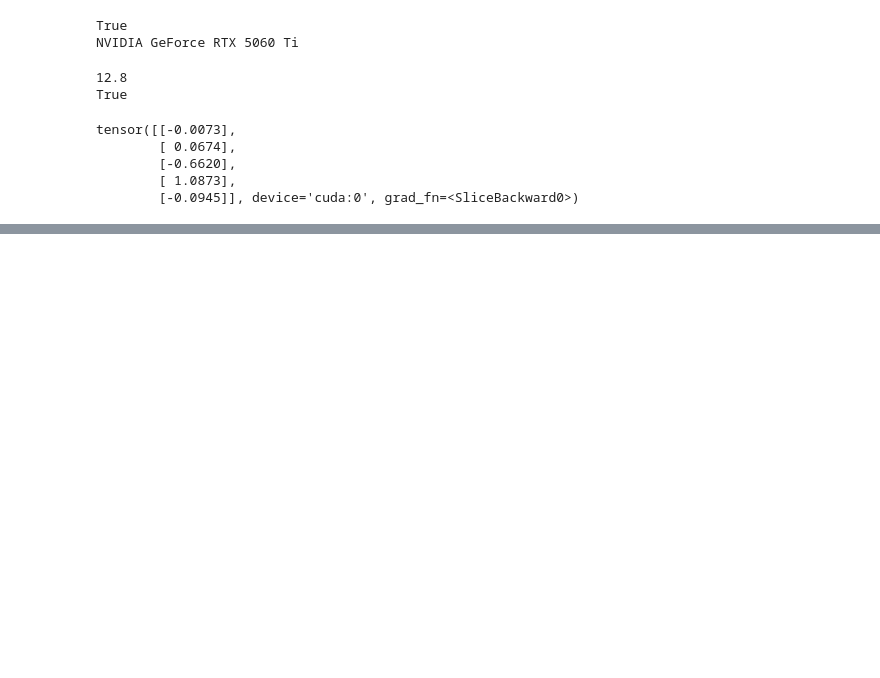
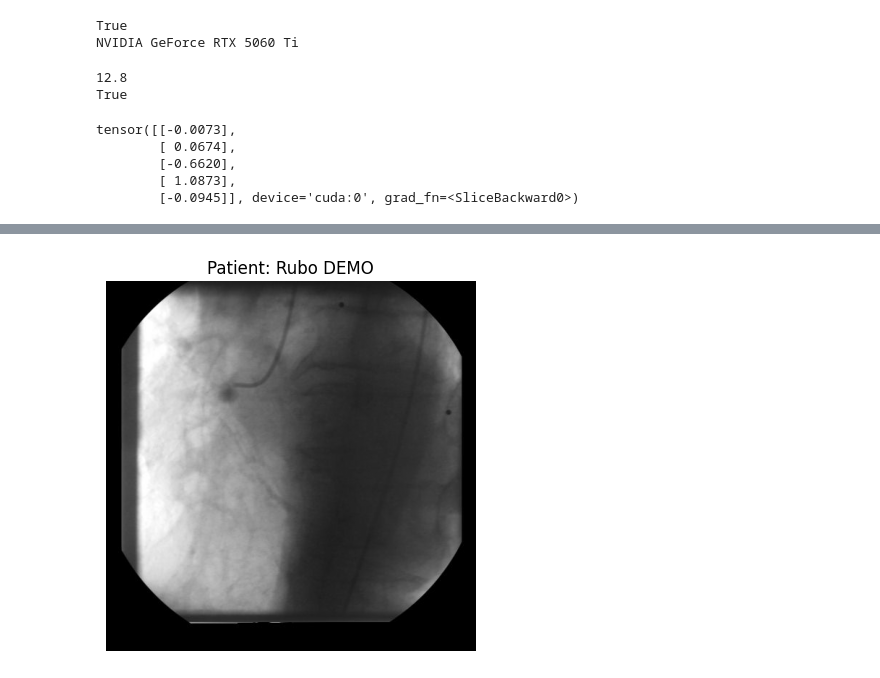
Before and after one commit to kiyuyeon/base_setting, a Jupyter notebook: cuda_test.ipynb, the cells around one changed output, grey strips where cells are left out. Saved outputs shown, nothing was run; the diff lists cells and outputs as text; code cells hidden in the pictures; blank space fills up the shorter version.

Commit message:
feat : dicom_test

```diff
--- a/cuda_test.ipynb
+++ b/cuda_test.ipynb
@@ -44,0 +97,23 @@ tensor([[-0.0073],
+# %%
+import pydicom
+import matplotlib.pyplot as plt
+
+file_path = r"C:\Users\chwo6\OneDrive\바탕 화면\cuda_test\0002.DCM"
+ds = pydicom.dcmread(file_path)
+
+# 멀티프레임 확인
+num_frames = int(ds.get("NumberOfFrames", 1))
+print(f"Number of frames: {num_frames}")
+
+# 첫 번째 프레임 보기
+if num_frames > 1:
+    img = ds.pixel_array[34]  # 첫 번째 프레임
+else:
+    img = ds.pixel_array
+
+plt.imshow(img, cmap='gray')
+plt.axis('off')
+plt.title(f"Patient: {ds.PatientName}")
+plt.show()
+# %% [output]
+[figure, added]
```
Also changed, not shown: parts of 2 cells of this notebook, 1 other file.
